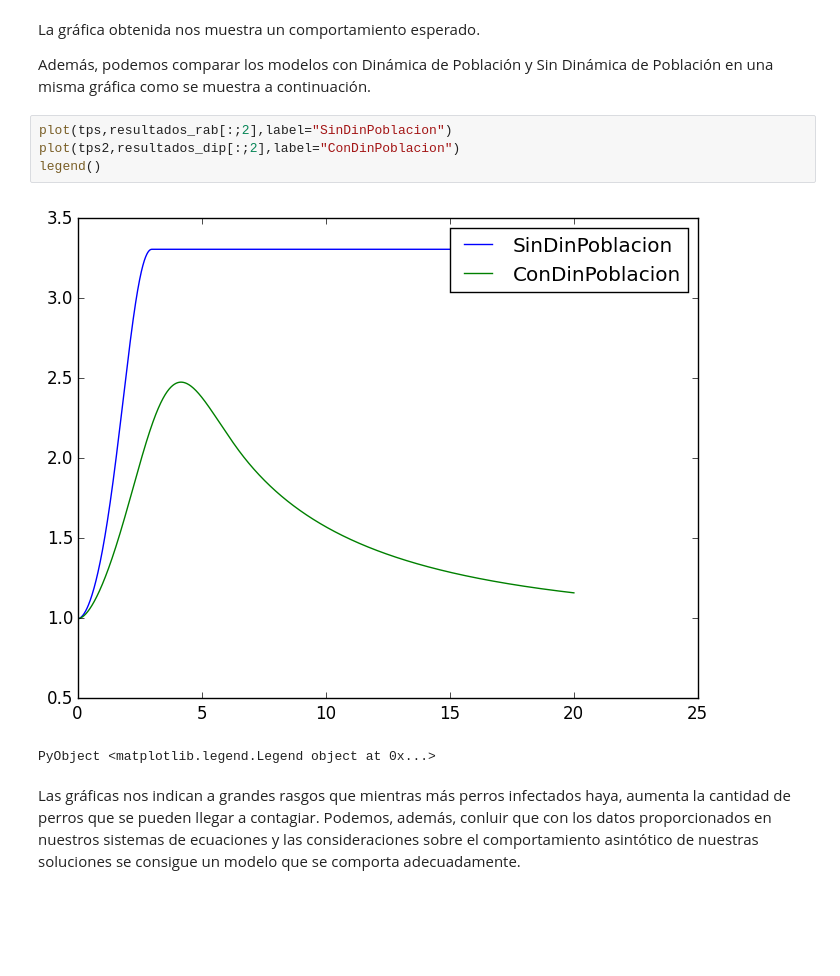
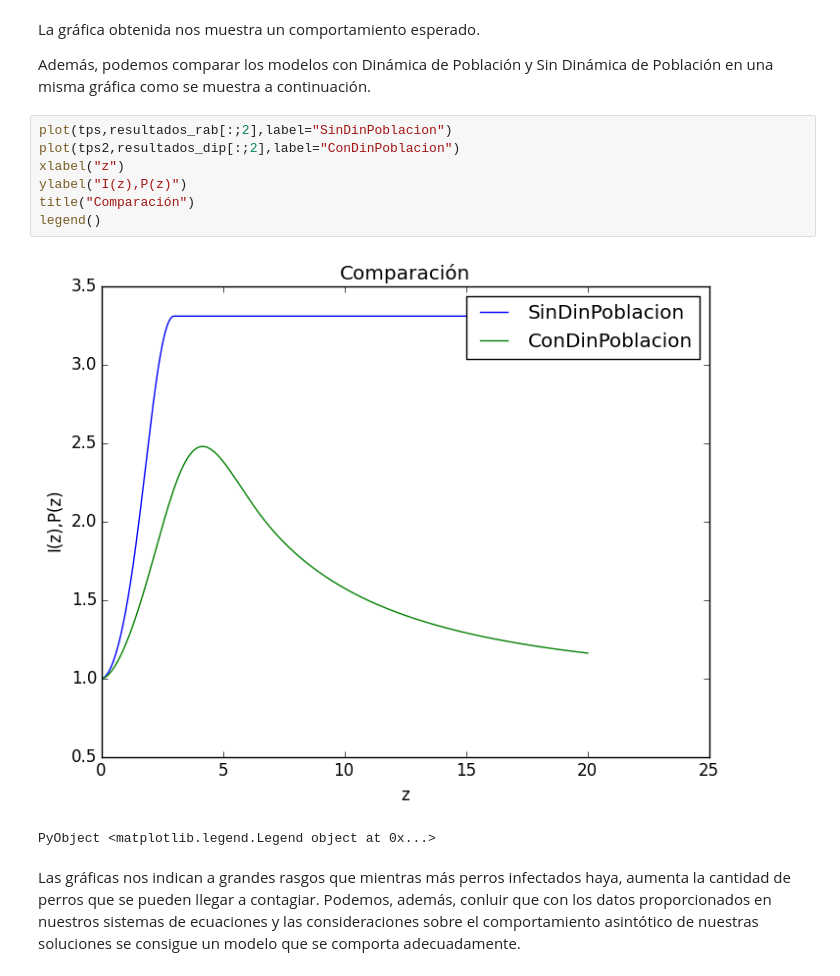
Before and after one commit to a9lara/GitSchoolRepository, a Jupyter notebook: ProyectoFinalPA.ipynb, the cells around one changed output. Drawn from its saved outputs; the diff is of its cells as text; blank space fills up the shorter version.

```diff
--- a/ProyectoFinalPA.ipynb
+++ b/ProyectoFinalPA.ipynb
@@ -326,9 +326,12 @@ Además, podemos comparar los modelos con Dinámica de Población y Sin Dinámic
 # %%
 plot(tps,resultados_rab[:;2],label="SinDinPoblacion")
 plot(tps2,resultados_dip[:;2],label="ConDinPoblacion")
+xlabel("z")
+ylabel("I(z),P(z)")
+title("Comparación")
 legend()
 # %% [output]
-[figure, old version]
+[figure, new version]
 PyObject <matplotlib.legend.Legend object at 0x...>
 # %% [markdown]
 Las gráficas nos indican a grandes rasgos que mientras más perros infectados haya, aumenta la cantidad de perros que se pueden llegar a contagiar. Podemos, además, conluir que con los datos proporcionados en nuestros sistemas de ecuaciones y las consideraciones sobre el comportamiento asintótico de nuestras soluciones se consigue un modelo que se comporta adecuadamente.
```
